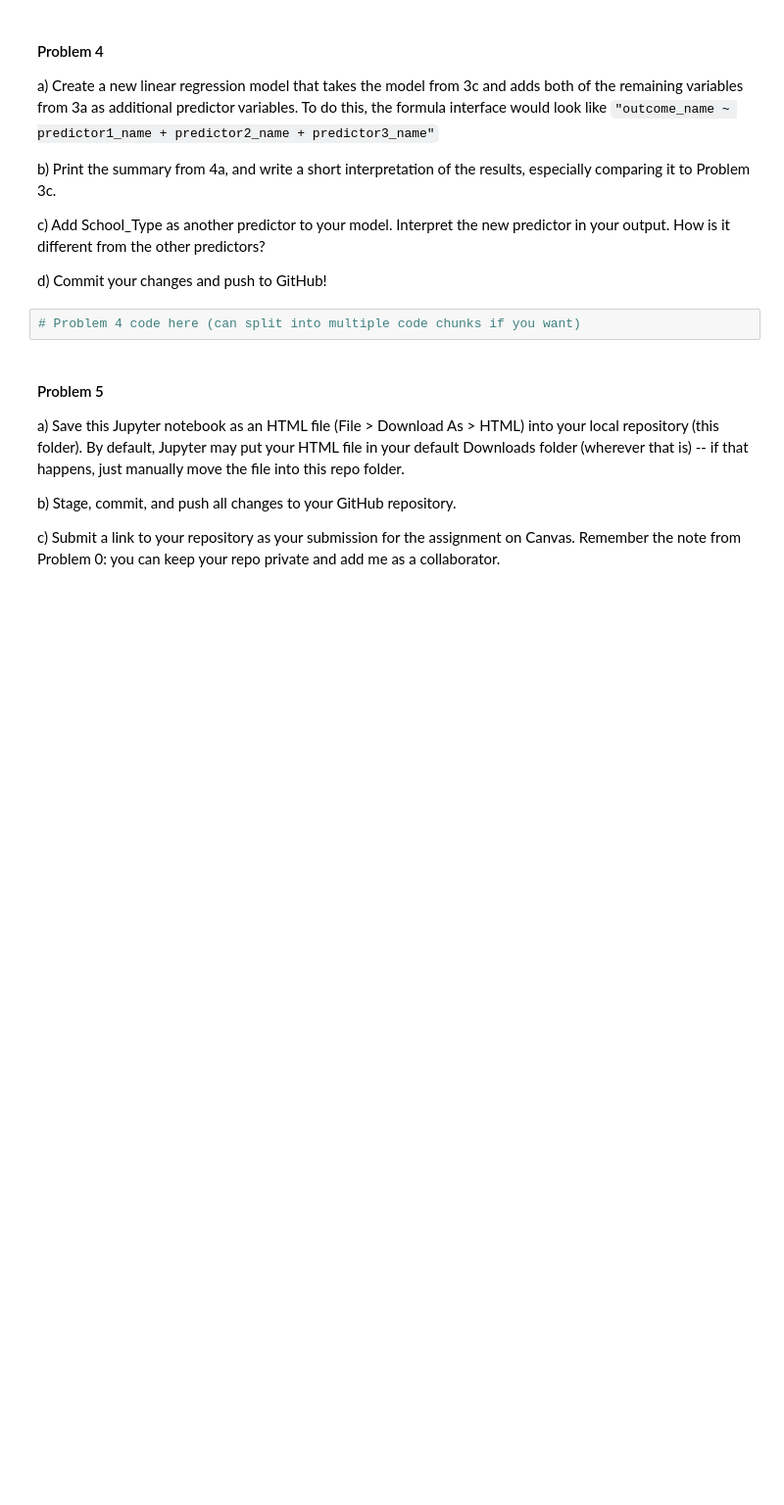
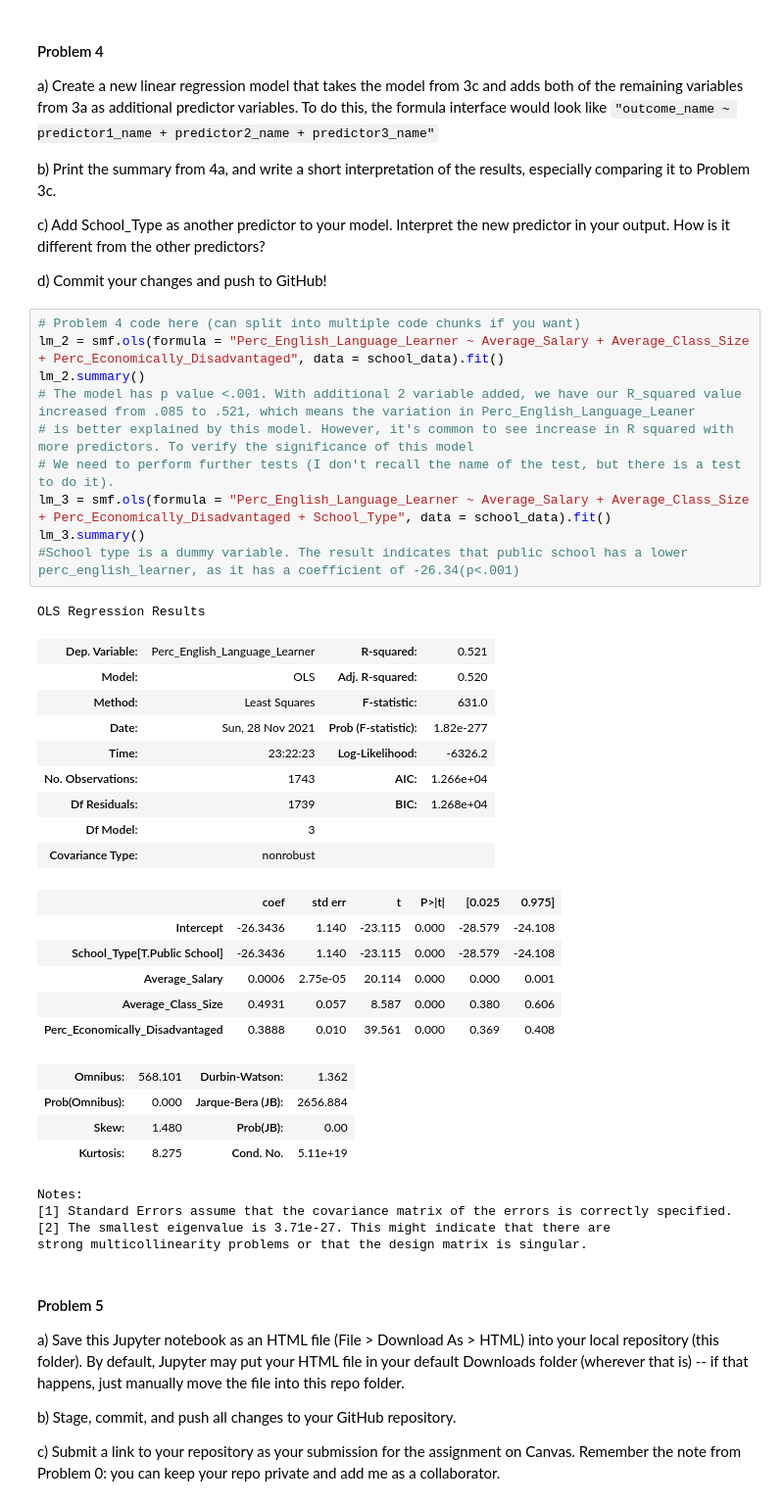
Before and after one commit to DrunkGodLi/f21_pfssr_assignment11, a Jupyter notebook: f21_pfssr_assignment11_notebook_version.ipynb, the cells around one changed output. Shown at 98% size. Drawn from its saved outputs; the diff is of its cells as text; blank space fills up the shorter version.

```diff
--- a/f21_pfssr_assignment11_notebook_version.ipynb
+++ b/f21_pfssr_assignment11_notebook_version.ipynb
@@ -186,8 +186,41 @@ b) Print the summary from 4a, and write a short interpretation of the results, e
 c) Add School_Type as another predictor to your model.  Interpret the new predictor in your output.  How is it different from the other predictors?
 
 d) Commit your changes and push to GitHub!
-# %%
-# Problem 4 code here (can split into multiple code chunks if you want)
+# %%
+# Problem 4 code here (can split into multiple code chunks if you want)
+lm_2 = smf.ols(formula = "Perc_English_Language_Learner ~ Average_Salary + Average_Class_Size + Perc_Economically_Disadvantaged", data = school_data).fit()
+lm_2.summary()
+# The model has p value <.001. With additional 2 variable added, we have our R_squared value increased from .085 to .521, which means the variation in Perc_English_Language_Leaner
+# is better explained by this model. However, it's common to see increase in R squared with more predictors. To verify the significance of this model
+# We need to perform further tests (I don't recall the name of the test, but there is a test to do it).
+lm_3 = smf.ols(formula = "Perc_English_Language_Learner ~ Average_Salary + Average_Class_Size + Perc_Economically_Disadvantaged + School_Type", data = school_data).fit()
+lm_3.summary()
+#School type is a dummy variable. The result indicates that public school has a lower perc_english_learner, as it has a coefficient of -26.34(p<.001)
+# %% [output]
+OLS Regression Results
+| Dep. Variable: | Perc_English_Language_Learner | R-squared: | 0.521 |
+| Model: | OLS | Adj. R-squared: | 0.520 |
+| Method: | Least Squares | F-statistic: | 631.0 |
+| Date: | Sun, 28 Nov 2021 | Prob (F-statistic): | 1.82e-277 |
+| Time: | 23:22:23 | Log-Likelihood: | -6326.2 |
+| No. Observations: | 1743 | AIC: | 1.266e+04 |
+| Df Residuals: | 1739 | BIC: | 1.268e+04 |
+| Df Model: | 3 |  |  |
+| Covariance Type: | nonrobust |  |  |
+|  | coef | std err | t | P>|t| | [0.025 | 0.975] |
+| Intercept | -26.3436 | 1.140 | -23.115 | 0.000 | -28.579 | -24.108 |
+| School_Type[T.Public School] | -26.3436 | 1.140 | -23.115 | 0.000 | -28.579 | -24.108 |
+| Average_Salary | 0.0006 | 2.75e-05 | 20.114 | 0.000 | 0.000 | 0.001 |
+| Average_Class_Size | 0.4931 | 0.057 | 8.587 | 0.000 | 0.380 | 0.606 |
+| Perc_Economically_Disadvantaged | 0.3888 | 0.010 | 39.561 | 0.000 | 0.369 | 0.408 |
+| Omnibus: | 568.101 | Durbin-Watson: | 1.362 |
+| Prob(Omnibus): | 0.000 | Jarque-Bera (JB): | 2656.884 |
+| Skew: | 1.480 | Prob(JB): | 0.00 |
+| Kurtosis: | 8.275 | Cond. No. | 5.11e+19 |
+Notes:
+[1] Standard Errors assume that the covariance matrix of the errors is correctly specified.
+[2] The smallest eigenvalue is 3.71e-27. This might indicate that there are
+strong multicollinearity problems or that the design matrix is singular.
 # %% [markdown]
 #### Problem 5
 
```
Also changed, not shown: parts of 1 cell of this notebook.
